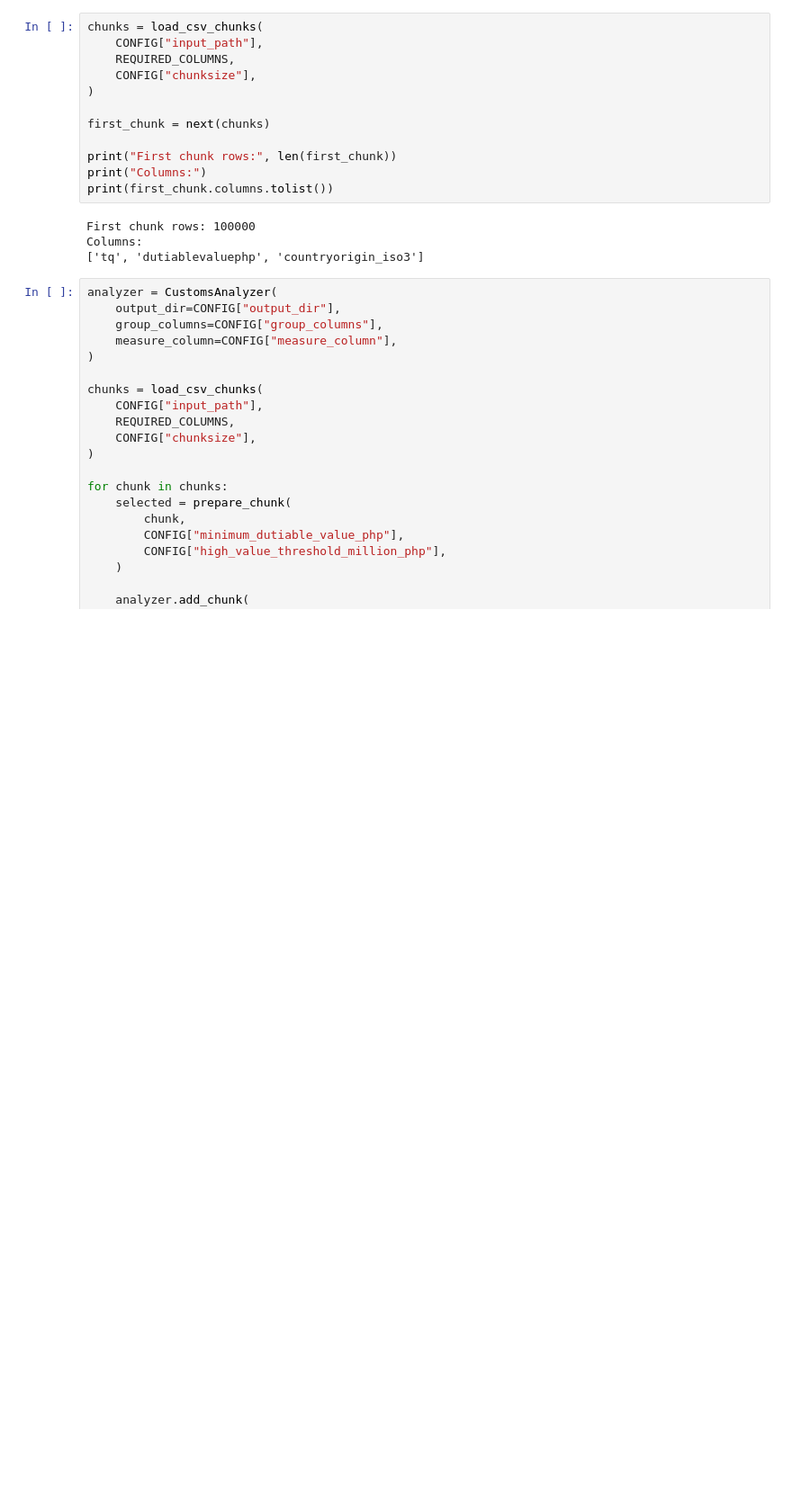
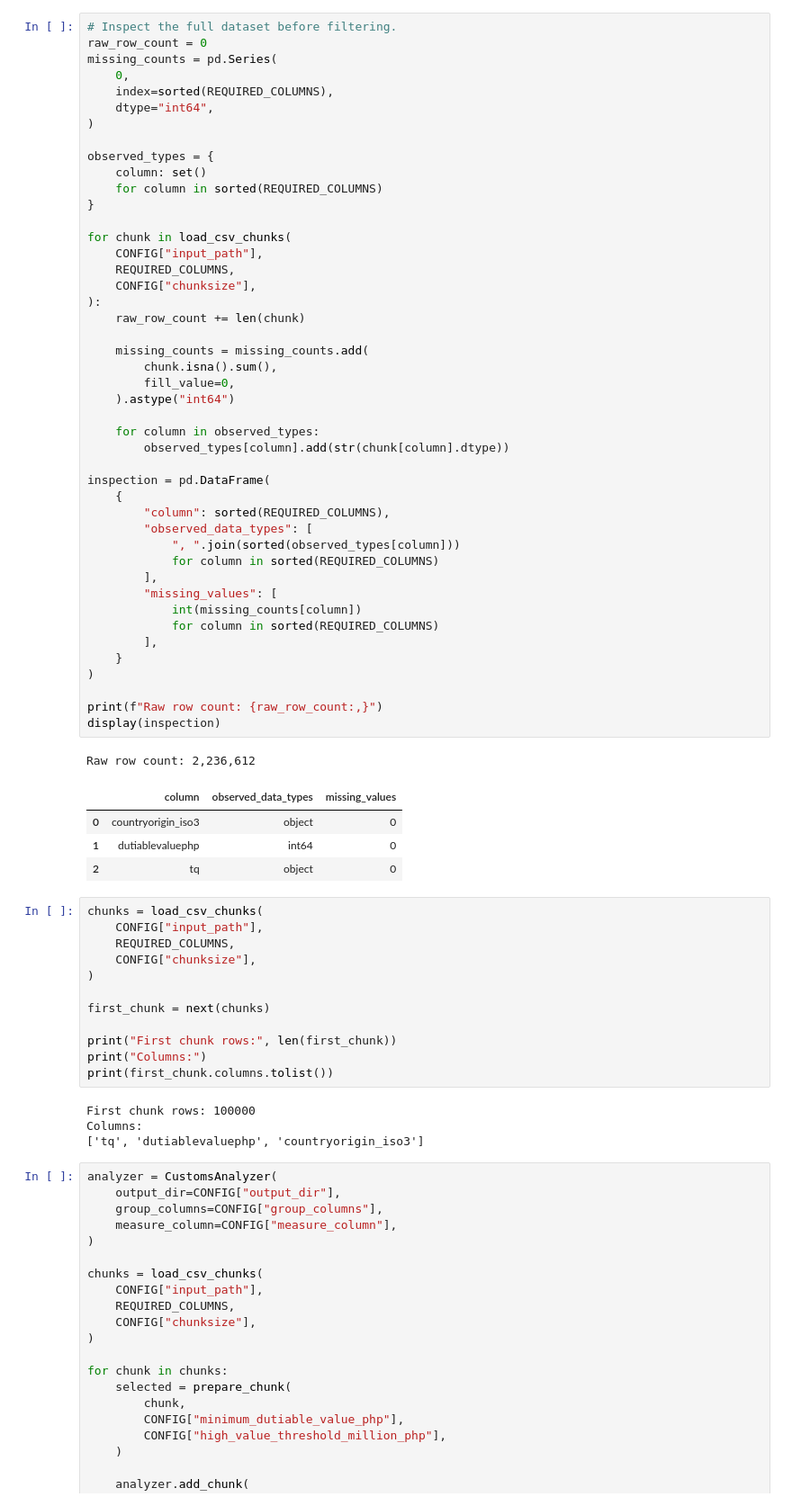
Before and after one commit to paulineashleybalangue-dsa/case-study-2, a Jupyter notebook: notebooks/analysis.ipynb, the cells around one changed output. Shown at 90% size. Cells and saved outputs as stored; diff of their text form; blank space fills up the shorter version.

```diff
--- a/notebooks/analysis.ipynb
+++ b/notebooks/analysis.ipynb
@@ -28,3 +32,54 @@ from src.validation import (
+# %%
+# Inspect the full dataset before filtering.
+raw_row_count = 0
+missing_counts = pd.Series(
+    0,
+    index=sorted(REQUIRED_COLUMNS),
+    dtype="int64",
+)
+
+observed_types = {
+    column: set()
+    for column in sorted(REQUIRED_COLUMNS)
+}
+
+for chunk in load_csv_chunks(
+    CONFIG["input_path"],
+    REQUIRED_COLUMNS,
+    CONFIG["chunksize"],
+):
+    raw_row_count += len(chunk)
+
+    missing_counts = missing_counts.add(
+        chunk.isna().sum(),
+        fill_value=0,
+    ).astype("int64")
+
+    for column in observed_types:
+        observed_types[column].add(str(chunk[column].dtype))
+
+inspection = pd.DataFrame(
+    {
+        "column": sorted(REQUIRED_COLUMNS),
+        "observed_data_types": [
+            ", ".join(sorted(observed_types[column]))
+            for column in sorted(REQUIRED_COLUMNS)
+        ],
+        "missing_values": [
+            int(missing_counts[column])
+            for column in sorted(REQUIRED_COLUMNS)
+        ],
+    }
+)
+
+print(f"Raw row count: {raw_row_count:,}")
+display(inspection)
+# %% [output]
+Raw row count: 2,236,612
+|  | column | observed_data_types | missing_values |
+| 0 | countryorigin_iso3 | object | 0 |
+| 1 | dutiablevaluephp | int64 | 0 |
+| 2 | tq | object | 0 |
 # %%
 chunks = load_csv_chunks(
     CONFIG["input_path"],
```
Also changed, not shown: parts of 4 cells of this notebook, 12 other files.
